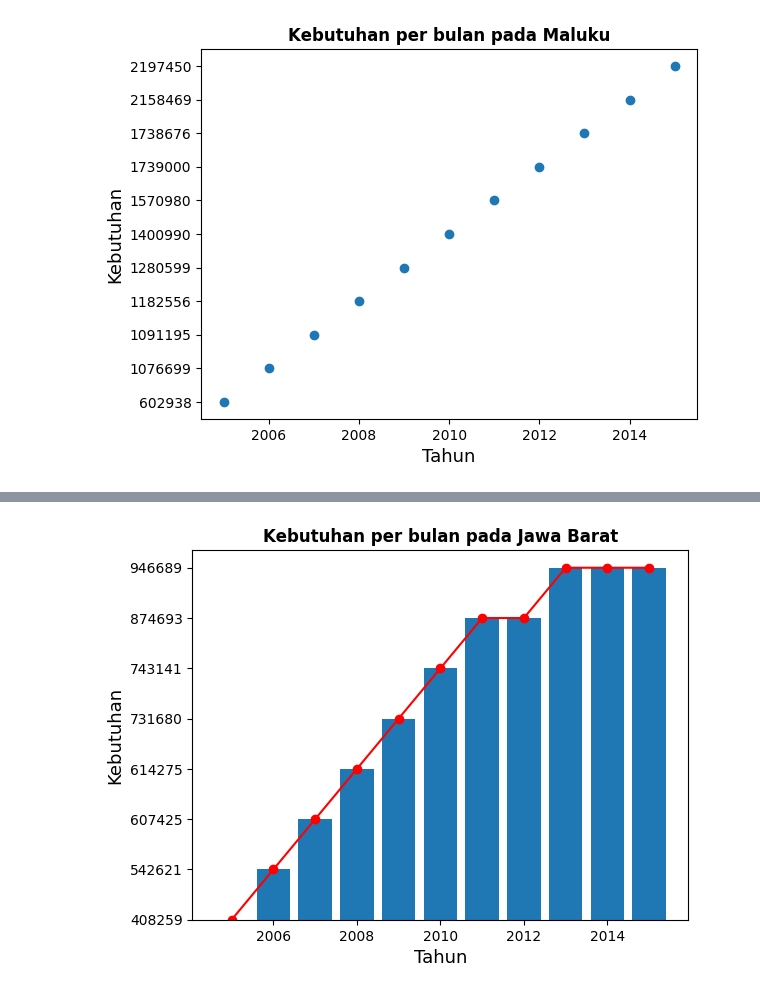
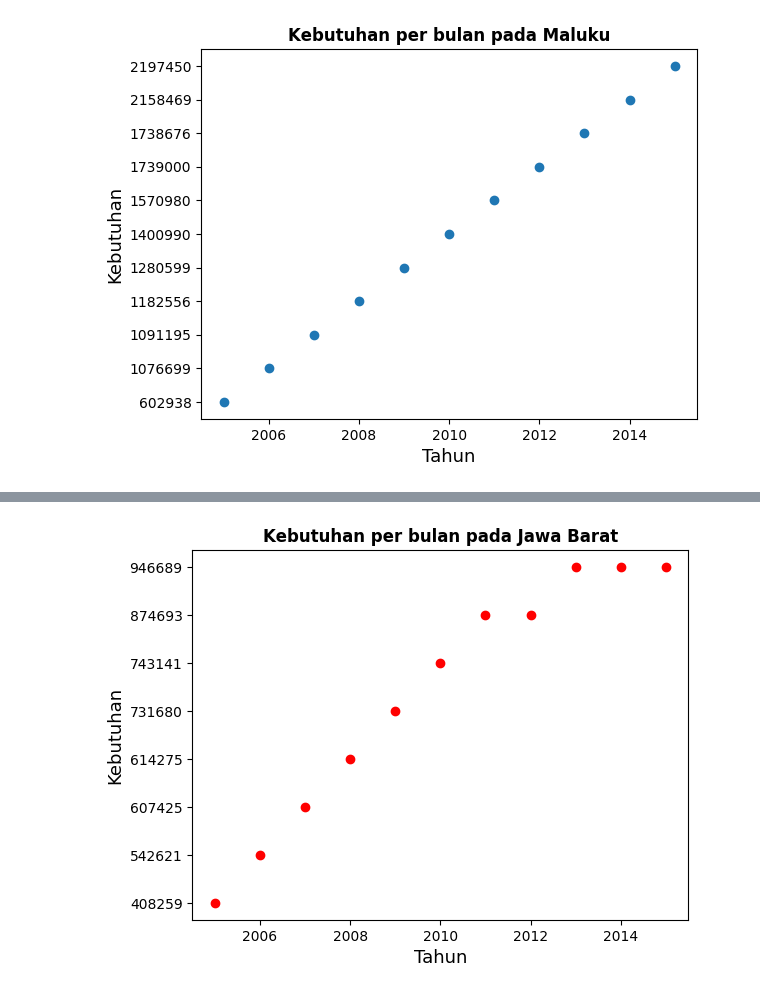
Before and after one commit to anonym2800/visualisasiData, a Jupyter notebook: dataVisualizationUAS.ipynb, the cells around one changed output, grey strips where cells are left out. Drawn from its saved outputs; the diff is of its cells as text; code cells hidden in the pictures.

```diff
--- a/dataVisualizationUAS.ipynb
+++ b/dataVisualizationUAS.ipynb
@@ -5,7 +5,7 @@ import pandas as pd
 import matplotlib.pyplot as plt
 # %%
 # Mengambil data dari resource
-data = pd.read_csv('sample_data/kebutuhan_per_bulan_2.csv')
+data = pd.read_csv('/content/kebutuhan_per_bulan_2.csv')
 data
 # %%
 # Filtering propinsi
@@ -58,18 +32,14 @@ data_filtered_jabar
 # %%
 # TABEL KEDUA
 y = data_filtered_jabar["kebutuhan"]
 x = data_filtered_jabar["tahun"]
 
-#Bars
-plt.bar(x, y)
-
-#line
-plt.plot(x, y, 'o-', color='red')
+plt.scatter(x, y, color='red')
 
 #add label
 plt.xlabel("Tahun", fontsize = 13)
 plt.ylabel("Kebutuhan" , fontsize = 13)
 plt.title('Kebutuhan per bulan pada Jawa Barat', fontweight ="bold",)
 plt.show()
 # %% [output]
-[figure, old version]
+[figure, new version]
```
Also changed, not shown: parts of 10 cells of this notebook.
